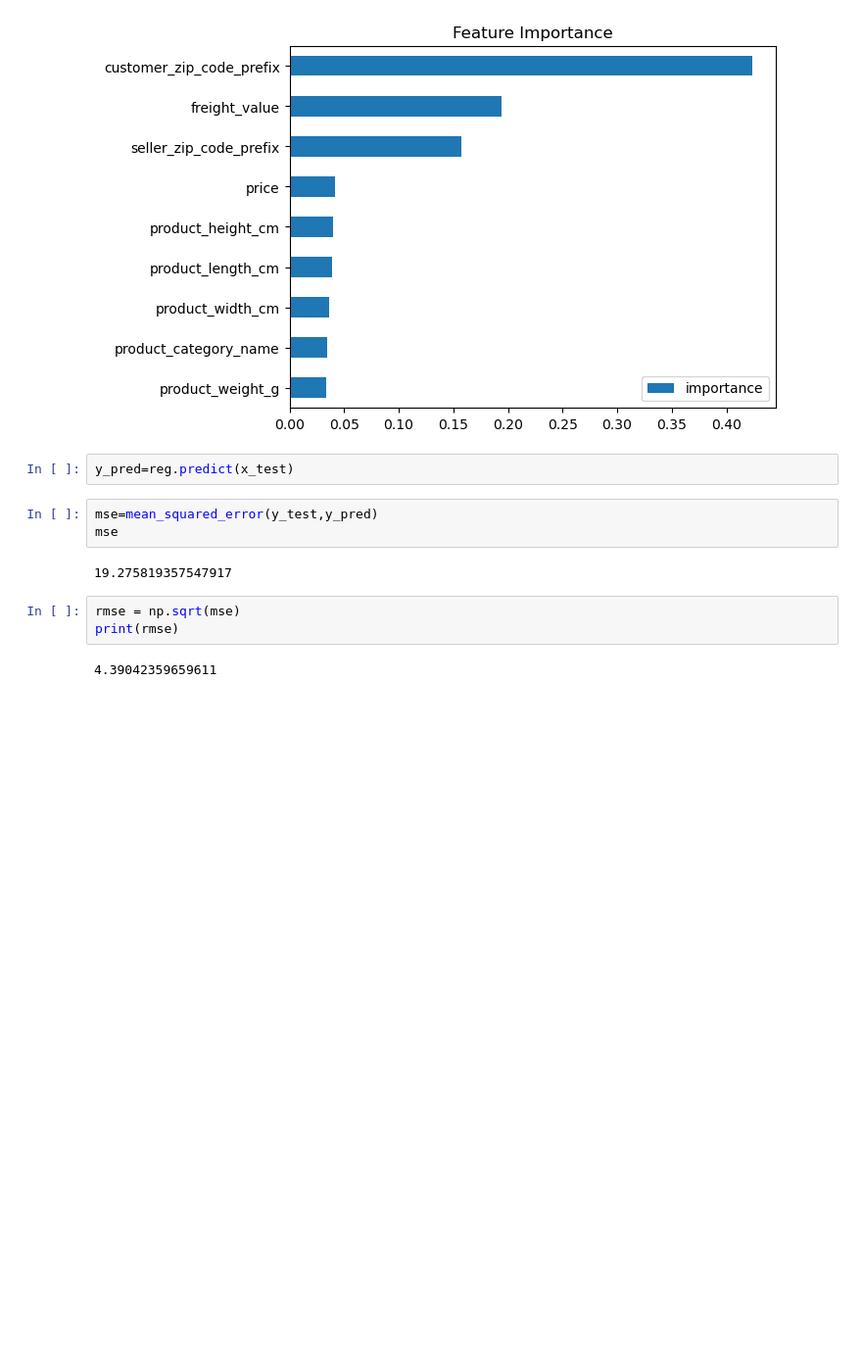
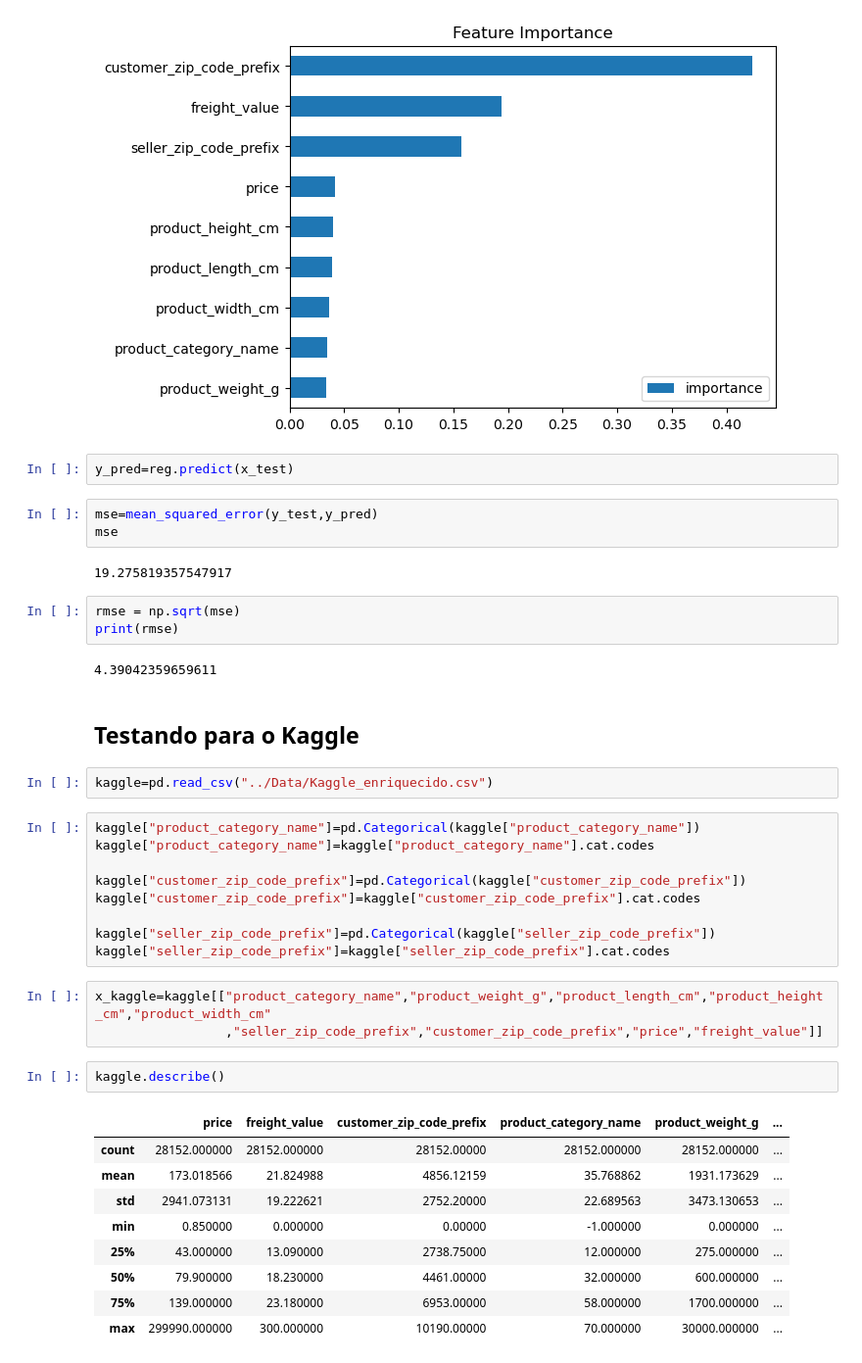
Before and after one commit to mateusono1/De-Company, a Jupyter notebook: Modelos/XGBoost.ipynb, the cells around one changed output. Shown at 98% size. Saved outputs shown, nothing was run; the diff lists cells and outputs as text; blank space fills up the shorter version.

```diff
--- a/Modelos/XGBoost.ipynb
+++ b/Modelos/XGBoost.ipynb
@@ -95,3 +97,31 @@ rmse = np.sqrt(mse)
 print(rmse)
 # %% [output]
 4.39042359659611
+# %% [markdown]
+## Testando para o Kaggle
+# %%
+kaggle=pd.read_csv("../Data/Kaggle_enriquecido.csv")
+# %%
+kaggle["product_category_name"]=pd.Categorical(kaggle["product_category_name"])
+kaggle["product_category_name"]=kaggle["product_category_name"].cat.codes
+
+kaggle["customer_zip_code_prefix"]=pd.Categorical(kaggle["customer_zip_code_prefix"])
+kaggle["customer_zip_code_prefix"]=kaggle["customer_zip_code_prefix"].cat.codes
+
+kaggle["seller_zip_code_prefix"]=pd.Categorical(kaggle["seller_zip_code_prefix"])
+kaggle["seller_zip_code_prefix"]=kaggle["seller_zip_code_prefix"].cat.codes
+# %%
+x_kaggle=kaggle[["product_category_name","product_weight_g","product_length_cm","product_height_cm","product_width_cm"
+                 ,"seller_zip_code_prefix","customer_zip_code_prefix","price","freight_value"]]
+# %%
+kaggle.describe()
+# %% [output]
+|  | price | freight_value | customer_zip_code_prefix | product_category_name | product_weight_g | ... |
+| count | 28152.000000 | 28152.000000 | 28152.00000 | 28152.000000 | 28152.000000 | ... |
+| mean | 173.018566 | 21.824988 | 4856.12159 | 35.768862 | 1931.173629 | ... |
+| std | 2941.073131 | 19.222621 | 2752.20000 | 22.689563 | 3473.130653 | ... |
+| min | 0.850000 | 0.000000 | 0.00000 | -1.000000 | 0.000000 | ... |
+| 25% | 43.000000 | 13.090000 | 2738.75000 | 12.000000 | 275.000000 | ... |
+| 50% | 79.900000 | 18.230000 | 4461.00000 | 32.000000 | 600.000000 | ... |
+| 75% | 139.000000 | 23.180000 | 6953.00000 | 58.000000 | 1700.000000 | ... |
+| max | 299990.000000 | 300.000000 | 10190.00000 | 70.000000 | 30000.000000 | ... |
```
Also changed, not shown: parts of 9 cells of this notebook, 5 other files.
